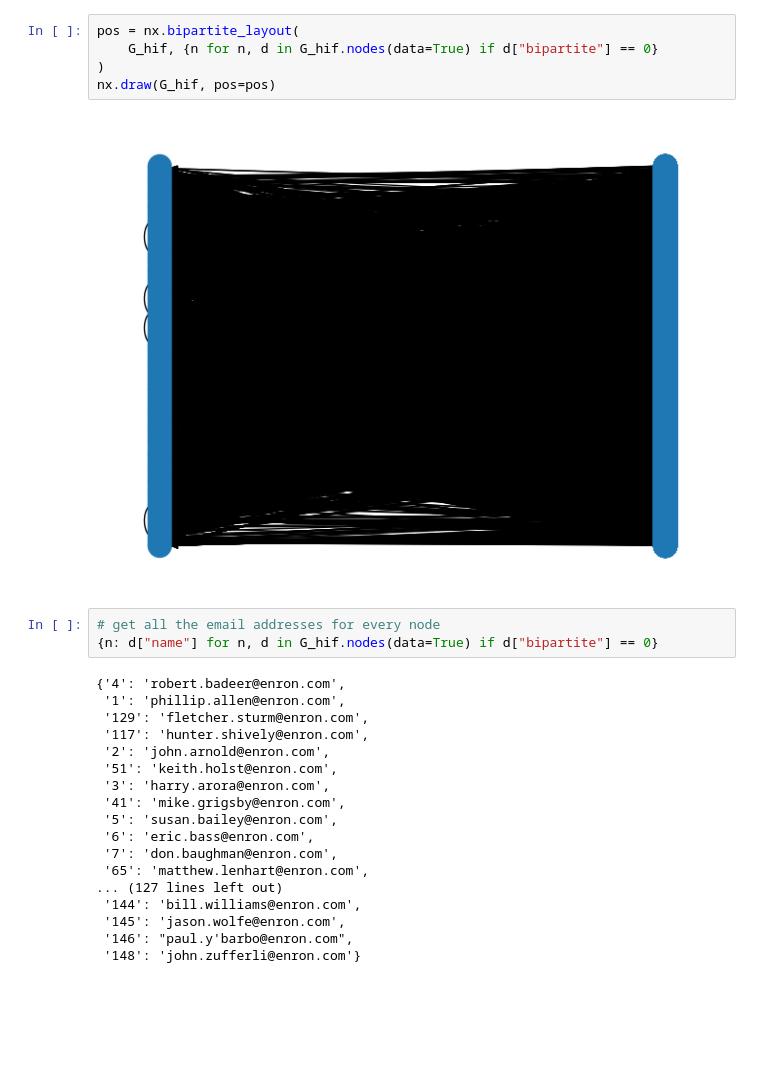
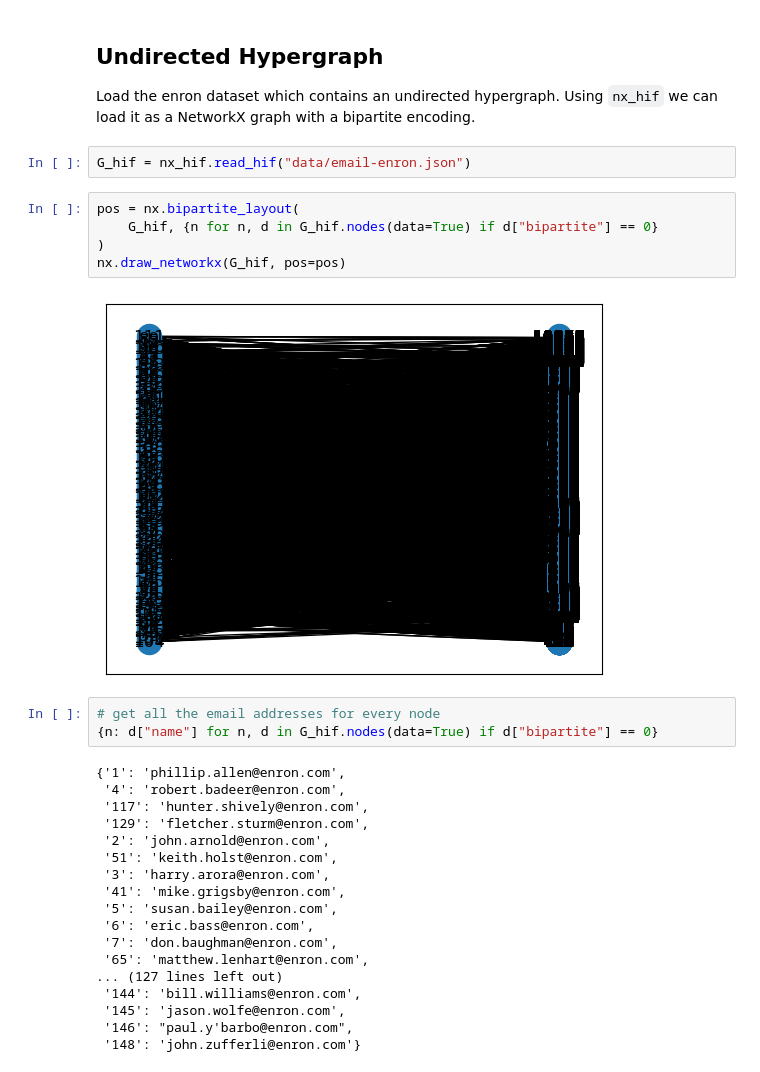
Before and after one commit to pszufe/HIF-standard, a Jupyter notebook: tutorials/nx.ipynb, the cells around one changed output. Cells and saved outputs as stored; diff of their text form; blank space fills up the shorter version.

```diff
--- a/tutorials/nx.ipynb
+++ b/tutorials/nx.ipynb
@@ -35,18 +4,23 @@ G_hif = read_hif("data/email-enron.json")
+# %% [markdown]
+## Undirected Hypergraph
+Load the enron dataset which contains an undirected hypergraph. Using `nx_hif` we can load it as a NetworkX graph with a bipartite encoding.
+# %%
+G_hif = nx_hif.read_hif("data/email-enron.json")
 # %%
 pos = nx.bipartite_layout(
     G_hif, {n for n, d in G_hif.nodes(data=True) if d["bipartite"] == 0}
 )
-nx.draw(G_hif, pos=pos)
+nx.draw_networkx(G_hif, pos=pos)
 # %% [output]
-[figure, old version]
+[figure, new version]
 # %%
 # get all the email addresses for every node
 {n: d["name"] for n, d in G_hif.nodes(data=True) if d["bipartite"] == 0}
 # %% [output]
-{'4': 'robert.badeer@enron.com',
- '1': 'phillip.allen@enron.com',
+{'1': 'phillip.allen@enron.com',
+ '4': 'robert.badeer@enron.com',
+ '117': 'hunter.shively@enron.com',
  '129': 'fletcher.sturm@enron.com',
- '117': 'hunter.shively@enron.com',
  '2': 'john.arnold@enron.com',
  '51': 'keith.holst@enron.com',
  '3': 'harry.arora@enron.com',
```
Also changed, not shown: parts of 3 cells of this notebook, 1 other file.
